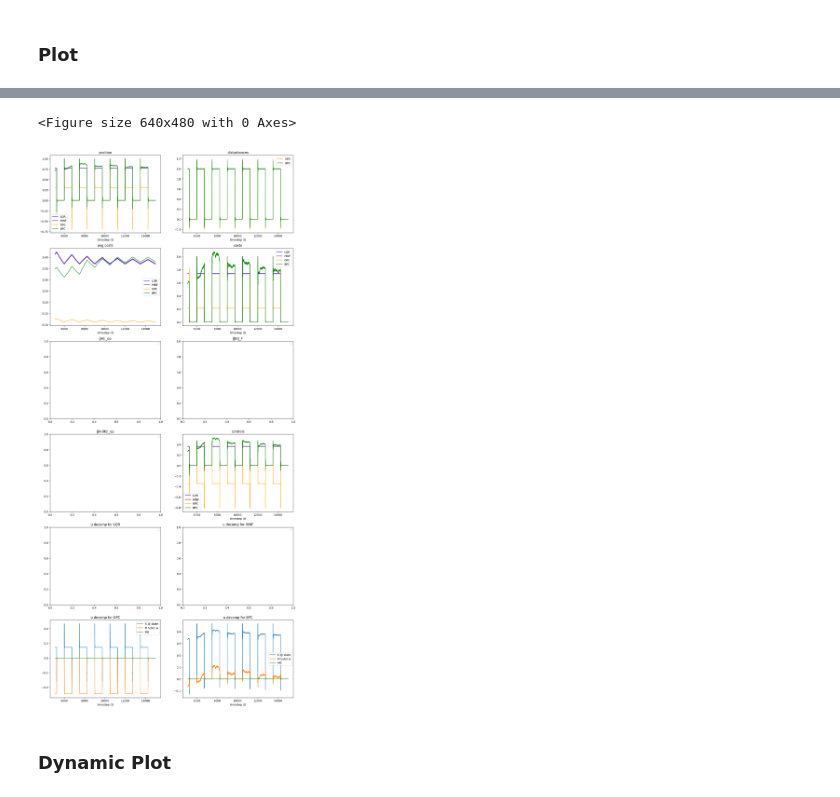
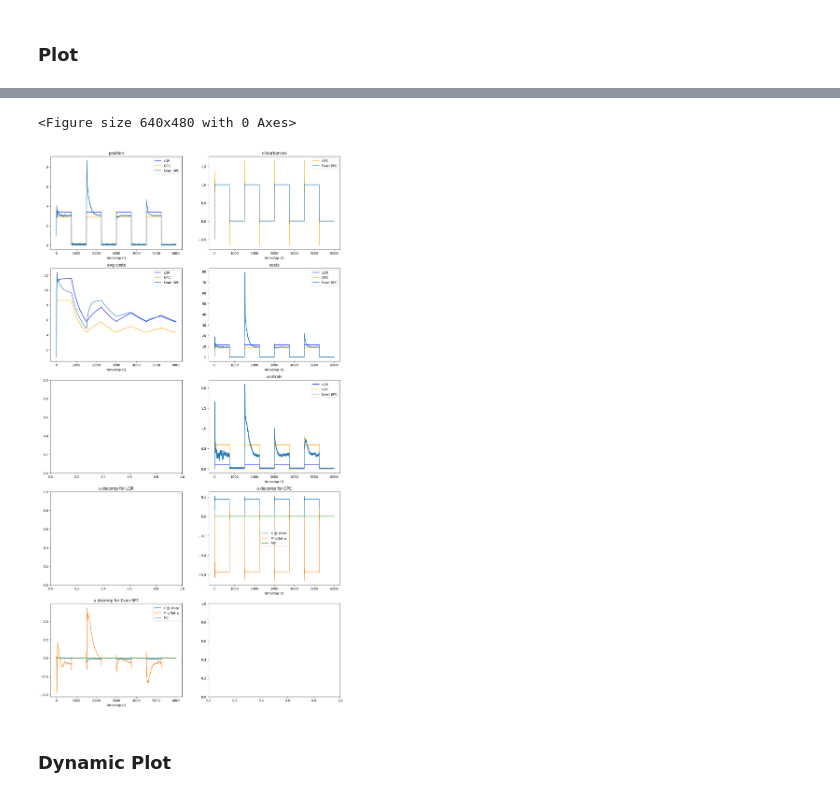
Before and after one commit to edogariu/extravaganza, a Jupyter notebook: experiments/Linear Dynamical System.ipynb, the cells around one changed output, grey strips where cells are left out. Saved outputs shown, nothing was run; the diff lists cells and outputs as text; code cells hidden in the pictures.

```diff
--- a/experiments/Linear Dynamical System.ipynb
+++ b/experiments/Linear Dynamical System.ipynb
@@ -202,7 +205,7 @@ def plot_lds(experiment: Experiment):
 
     # clear plot and calc nrows
     plt.clf()
-    n = 4
+    n = 3
     nrows = n + (len(all_stats) + 1) // 2
     fig, ax = plt.subplots(nrows, 2, figsize=(16, 6 * nrows))
 
@@ -211,24 +214,16 @@ def plot_lds(experiment: Experiment):
         if stats is None:
             logging.warning('{} had no stats'.format(method))
             continue
-        stats.plot(ax[0, 0], 'xs', label=method)
-#         stats.plot(ax[0, 1], 'ws', label=method)
-        stats.plot(ax[3, 1], 'us', label=method)
-        if 'costs' in stats:
-            stats.plot(ax[1, 0], 'avg costs', label=method)
-            stats.plot(ax[1, 1], 'costs', label=method)
-        else:
-            stats.plot(ax[1, 0], 'avg fs', label=method)
-            stats.plot(ax[1, 1], 'fs', label=method)
+        stats.plot(ax[0, 0], 'true states', label=method, plot_norm=True)
+        stats.plot(ax[2, 1], 'controls', label=method, plot_norm=True)
+        stats.plot(ax[1, 0], 'costs', label=method, plot_cummean=True)
+        stats.plot(ax[1, 1], 'costs', label=method)
 
-        stats.plot(ax[2, 0], '||A||_op', label=method)
-        stats.plot(ax[2, 1], '||B||_F', label=method)
-        stats.plot(ax[3, 0], '||A-BK||_op', label=method)
         i_ax = ax[n + i // 2, i % 2]
-        stats.plot(ax[0, 1], 'disturbances', label=method)
-        stats.plot(i_ax, 'K @ state', label='K @ state')
-        stats.plot(i_ax, 'M \cdot w', label='M \cdot w')
-        stats.plot(i_ax, 'M0', label='M0')
+        stats.plot(ax[0, 1], 'disturbances', label=method, plot_idx=0)
+        stats.plot(i_ax, '-K @ state', label='K @ state', plot_idx=0)
+        stats.plot(i_ax, 'M \cdot w', label='M \cdot w', plot_idx=0)
+        stats.plot(i_ax, 'M0', label='M0', plot_idx=0)
         i_ax.set_title('u decomp for {}'.format(method))
         i_ax.legend()
 
@@ -239,18 +234,11 @@ def plot_lds(experiment: Experiment):
     _ax = ax[1, 0]; _ax.set_title('avg costs'); _ax.legend()
     _ax = ax[1, 1]; _ax.set_title('costs'); _ax.legend()
 
-    _ax = ax[2, 0]; _ax.set_title('||A||_op'); _ax.legend()
-    _ax = ax[2, 1]; _ax.set_title('||B||_F'); _ax.legend()
-
-    _ax = ax[3, 0]; _ax.set_title('||A-BK||_op'); _ax.legend()
-    _ax = ax[3, 1]; _ax.set_title('controls'); _ax.legend()
+    _ax = ax[2, 1]; _ax.set_title('controls'); _ax.legend()
     pass
 # %% [markdown]
 ### Plot
 # %%
 # plot
-from copy import deepcopy
-e = deepcopy(experiment)
-e.stats = {k: s[5100:] for k, s in e.stats.items() if k not in ['No Lift', 'RBPC']}
-plot_lds(e)
+plot_lds(experiment)
 # %% [output]
@@ -268,5 +257,5 @@ WARNING: No artists with labels found to put in legend.  Note that artists whose
 <Figure size 640x480 with 0 Axes>
-[figure, old version]
+[figure, new version]
 # %% [markdown]
 ### Dynamic Plot
 # %%
```
Also changed, not shown: parts of 6 cells of this notebook, 43 other files.
